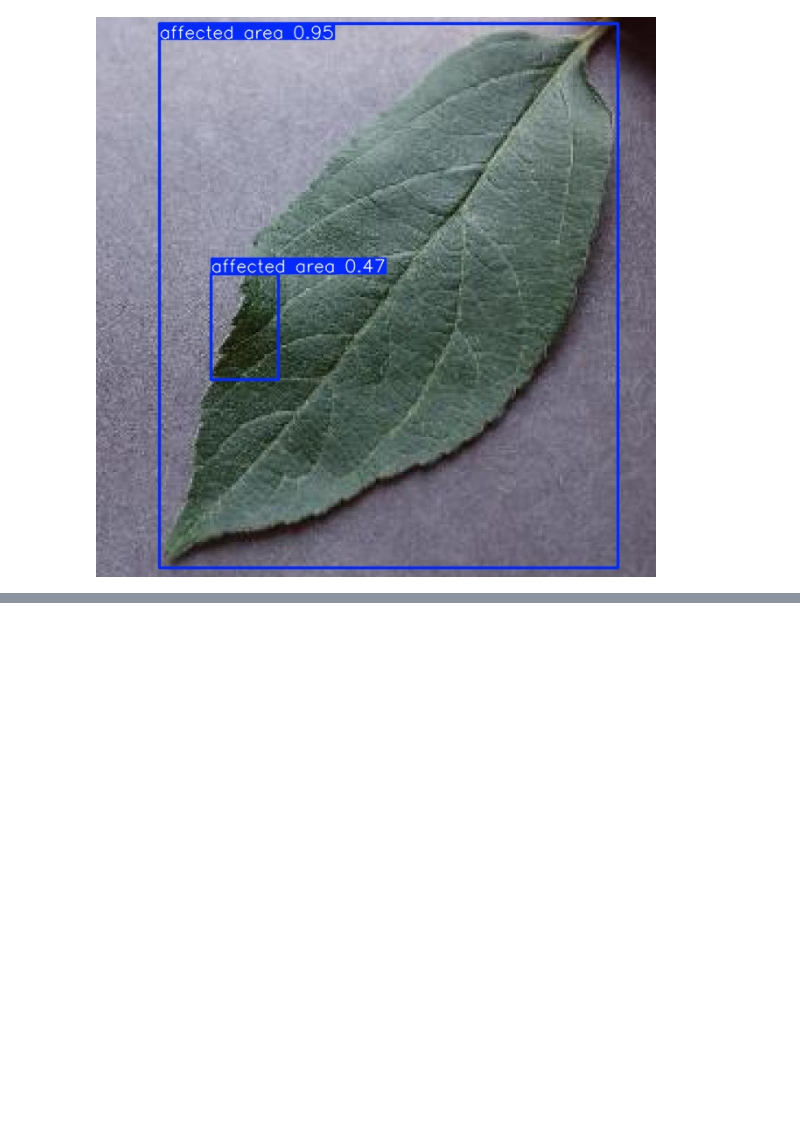
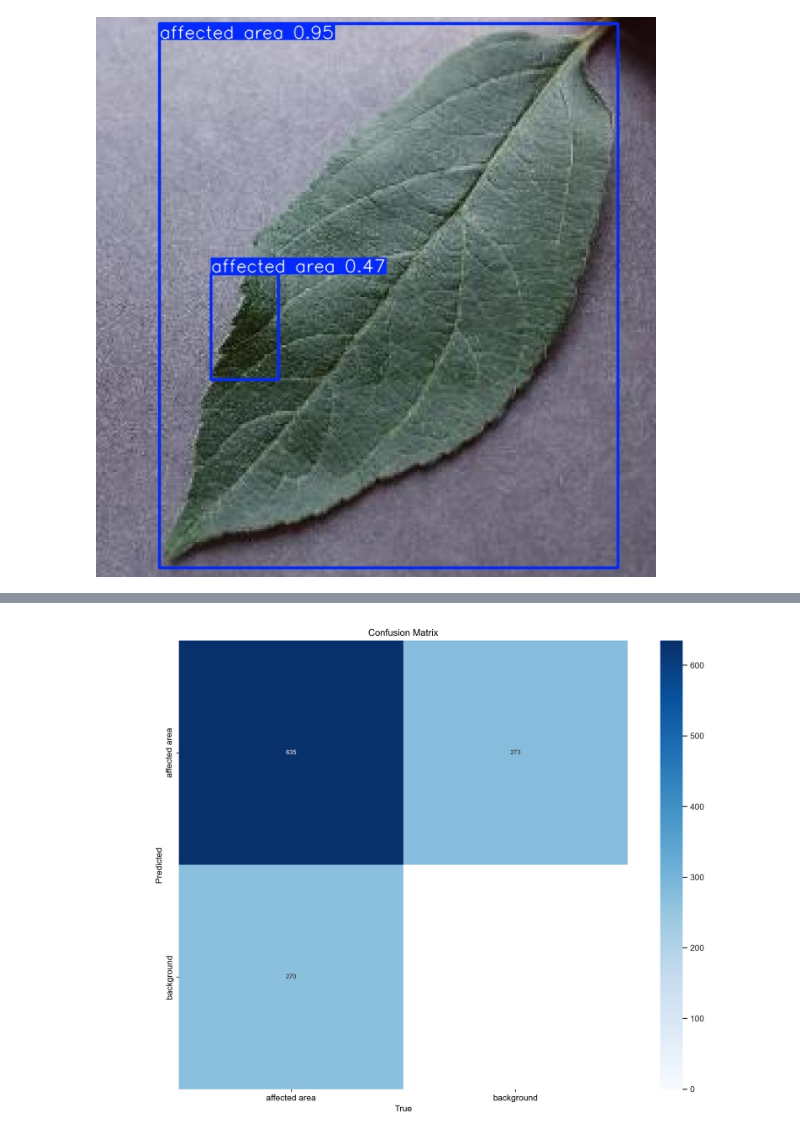
Before and after one commit to Dbriane208/LeafGuard-Model, a Jupyter notebook: Apple-Disease-Detection-YOLOv9.ipynb, the cells around one changed output, grey strips where cells are left out. Saved outputs shown, nothing was run; the diff lists cells and outputs as text; code cells hidden in the pictures; blank space fills up the shorter version.

```diff
--- a/Apple-Disease-Detection-YOLOv9.ipynb
+++ b/Apple-Disease-Detection-YOLOv9.ipynb
@@ -139,0 +258,6 @@ for image_path in glob.glob('/home/daniel-brian/YOLO/runs/detect/predict/*.jpg')
+# %%
+# Confusion Matrix for the YOLOv9s.pt for validation
+from IPython.display import display, Image
+Image(filename=f"/home/daniel-brian/YOLO/runs/detect/val3/confusion_matrix.png",width=900)
+# %% [output]
+[figure, added]
```
Also changed, not shown: parts of 13 cells of this notebook.
